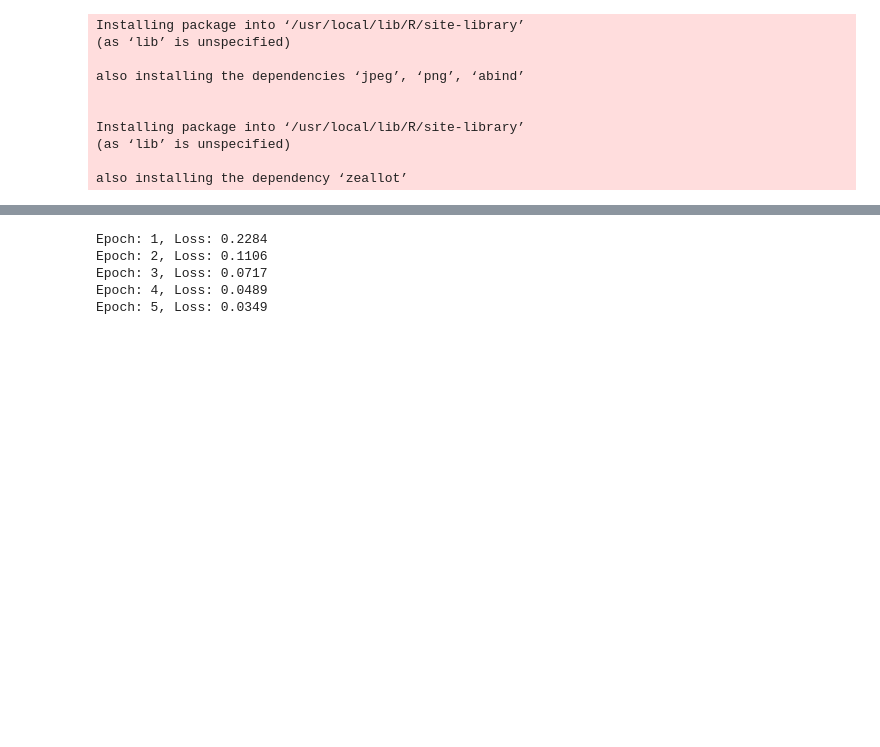
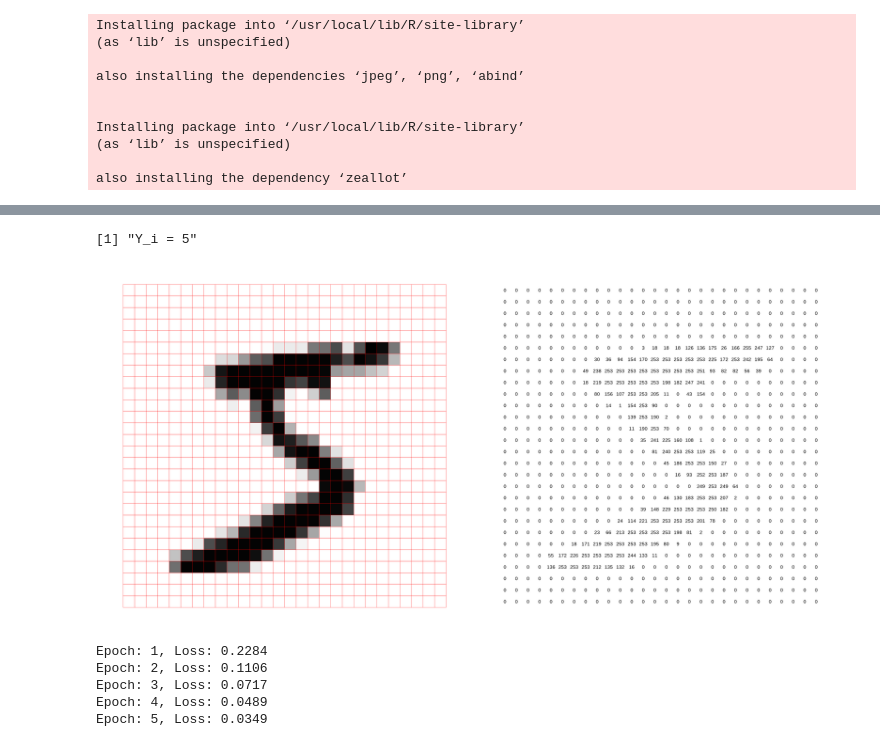
Before and after one commit to StefanHubner/MachineLearningEconomics, a Jupyter notebook: MNIST.ipynb, the cells around one changed output, grey strips where cells are left out. Drawn from its saved outputs; the diff is of its cells as text; code cells hidden in the pictures; blank space fills up the shorter version.

```diff
--- a/MNIST.ipynb
+++ b/MNIST.ipynb
@@ -71,3 +54,52 @@ Warning message in rasterImage(x, 0, 0, ncol(x), nrow(x), ...):
+# %%
+library(ggplot2)
+library(dplyr)
+library(gridExtra)
+
+# Assuming train_dataset is already loaded and is a dataset of MNIST images
+# Extract the first image data
+idx <- 1
+image_data <- train_dataset$data[idx, , ]
+
+# Convert the tensor to a matrix and then to a long format data frame
+image_matrix <- as.array(image_data)
+image_df <- expand.grid(y = 1:28, x = 1:28)
+image_df$intensity <- as.vector(image_matrix)
+
+# Image plot
+image_plot <- ggplot(image_df, aes(x = x, y = -y, fill = intensity)) +
+  geom_tile() +
+  scale_fill_gradient(low = "white", high = "black") +
+  geom_tile(color = "red", size = 0.2) +
+  theme_minimal() +
+  theme(axis.text = element_blank(),
+        axis.title = element_blank(),
+        axis.ticks = element_blank(),
+        panel.grid = element_blank(),
+        panel.border = element_blank()) +
+  coord_fixed() +
+  guides(fill = FALSE)
+
+# Text plot
+text_plot <- ggplot(image_df, aes(x = x, y = -y, label = round(intensity, 2))) +
+  geom_tile(fill = "white") +
+  geom_text(color = "black", size = 4) +
+  theme_minimal() +
+  theme(axis.text = element_blank(),
+        axis.title = element_blank(),
+        axis.ticks = element_blank(),
+        panel.grid = element_blank(),
+        panel.border = element_blank()) +
+  coord_fixed()
+
+# Arrange both plots side by side
+options(repr.plot.width = 25, repr.plot.height = 12)
+grid.arrange(image_plot, text_plot, ncol = 2)
+
+print(paste0("Y_i = ", train_dl$dataset[idx]$y - 1))
+# %% [output]
+[1] "Y_i = 5"
+[figure, added]
 # %%
 # Define the neural network
 net <- nn_module(
```
Also changed, not shown: parts of 7 cells of this notebook.
